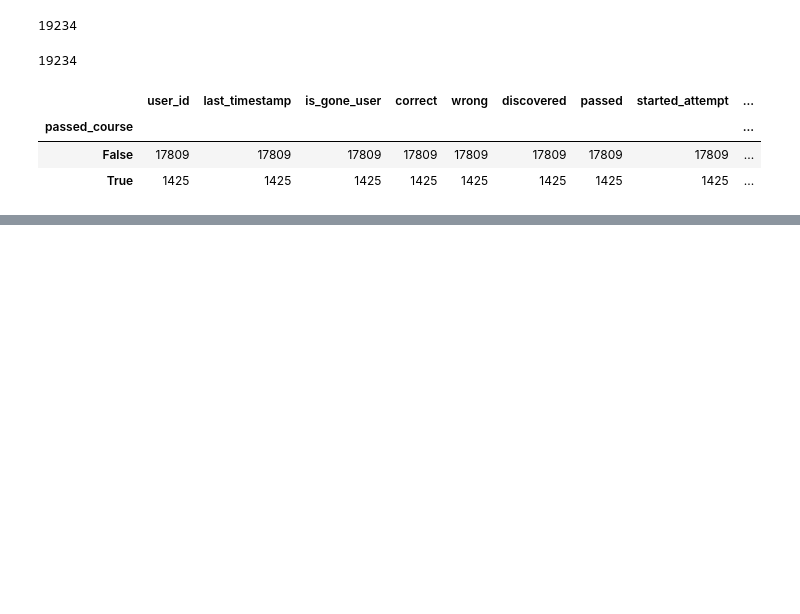
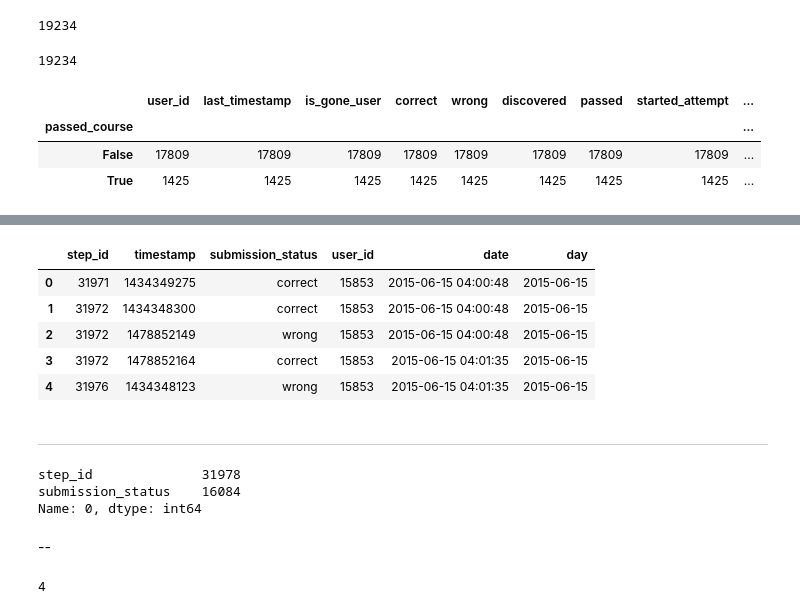
Before and after one commit to grackhack/StepikML, a Jupyter notebook: lesson_1_10_11/main.ipynb, the cells around one changed output, grey strips where cells are left out. Saved outputs shown, nothing was run; the diff lists cells and outputs as text; code cells hidden in the pictures; blank space fills up the shorter version.

```diff
--- a/lesson_1_10_11/main.ipynb
+++ b/lesson_1_10_11/main.ipynb
@@ -191,0 +273,12 @@ user_data.groupby('passed_course').count()
+# %%
+submissions_data.head()
+# events_data.groupby(['step_id', 'action']).agg('count').order_by
+# %% [output]
+|  | step_id | timestamp | submission_status | user_id | date | day |
+| 0 | 31971 | 1434349275 | correct | 15853 | 2015-06-15 04:00:48 | 2015-06-15 |
+| 1 | 31972 | 1434348300 | correct | 15853 | 2015-06-15 04:00:48 | 2015-06-15 |
+| 2 | 31972 | 1478852149 | wrong | 15853 | 2015-06-15 04:00:48 | 2015-06-15 |
+| 3 | 31972 | 1478852164 | correct | 15853 | 2015-06-15 04:01:35 | 2015-06-15 |
+| 4 | 31976 | 1434348123 | wrong | 15853 | 2015-06-15 04:01:35 | 2015-06-15 |
+# %% [markdown]
+---
@@ -191,0 +287,12 @@ user_data.groupby('passed_course').count()
+# %%
+sb.groupby('step_id').agg({'submission_status':'count'}).sort_values(['submission_status'], ascending=False ).reset_index().loc[0,:]
+# %% [output]
+step_id              31978
+submission_status    16084
+Name: 0, dtype: int64
+# %% [markdown]
+--
+# %%
+events_data_train.groupby('user_id').day.nunique().max()
+# %% [output]
+4
```
Also changed, not shown: parts of 20 cells of this notebook.
